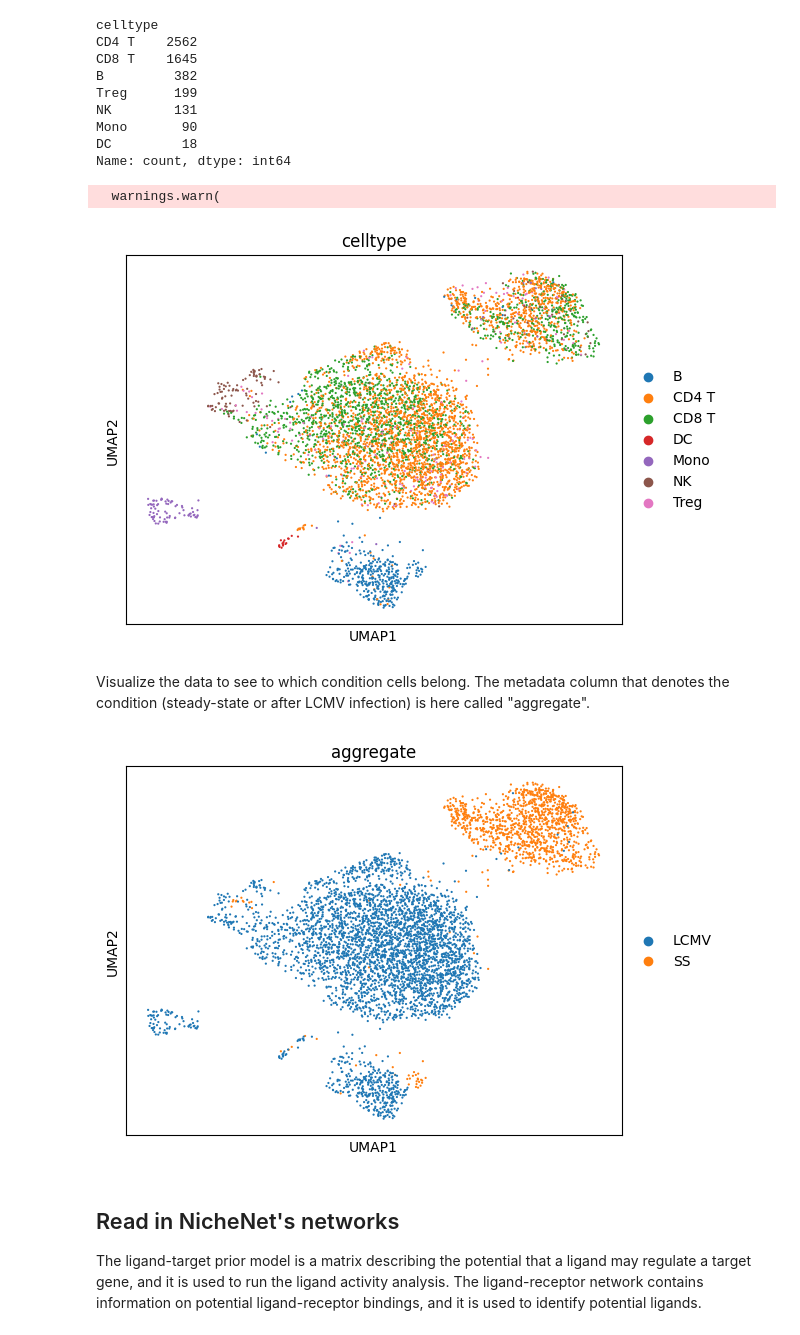
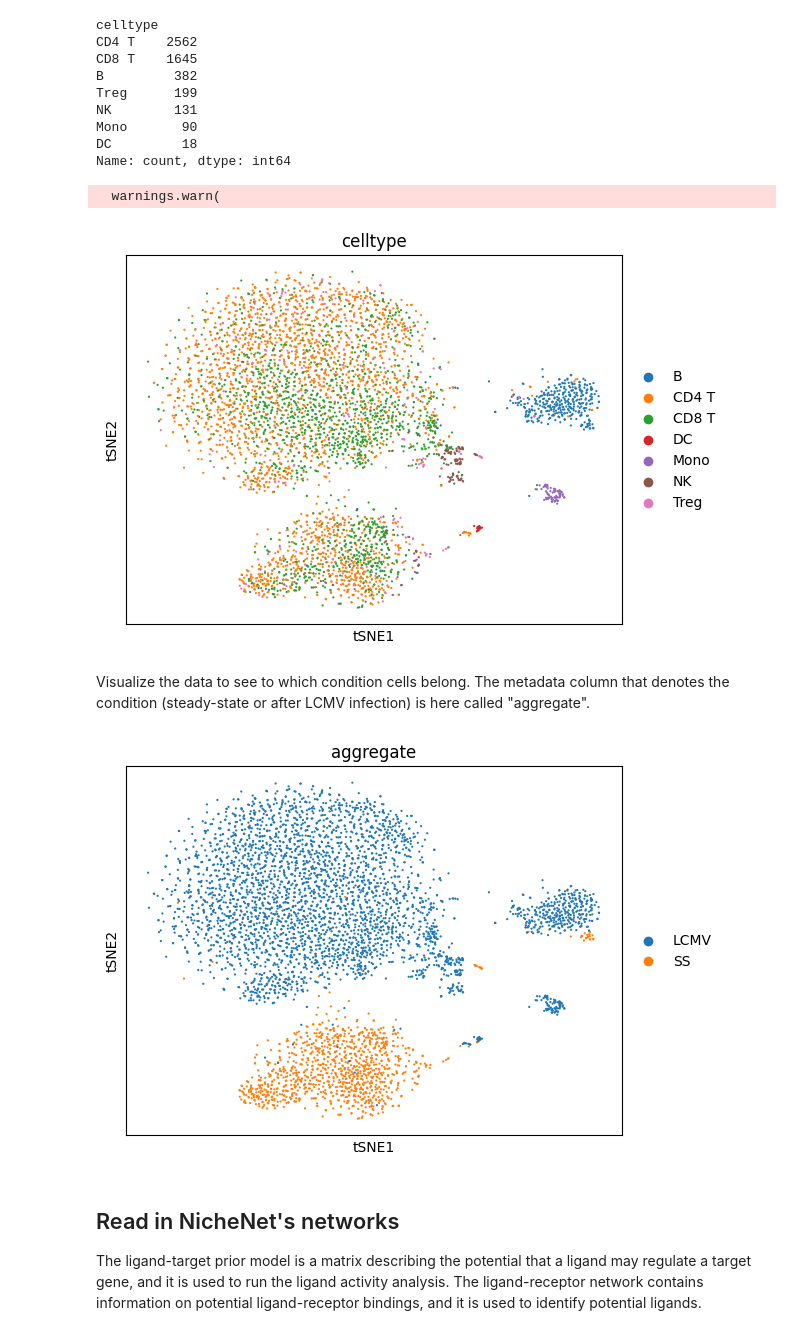
Before and after one commit to saeyslab/nichenetpy, a Jupyter notebook: notebooks/steps.ipynb, the cells around one changed output. Cells and saved outputs as stored; diff of their text form; code cells hidden in the pictures.

```diff
--- a/notebooks/steps.ipynb
+++ b/notebooks/steps.ipynb
@@ -106,23 +106,23 @@ Mono       90
 DC         18
 Name: count, dtype: int64
 # %%
-# need to make a copy because sc.tl.umap
+# need to make a copy because sc.tl.tsne
 # alters the AnnData object and causes an error in DotPlot
 # later on, I assume this is a bug in scanpy
 temp = ann.copy()
 temp.X = temp.layers["data"]
 sc.pp.neighbors(temp)
-sc.tl.umap(temp)
-sc.pl.umap(temp, gene_symbols="gene", color="celltype", size=10)
+sc.tl.tsne(temp)
+sc.pl.tsne(temp, gene_symbols="gene", color="celltype", size=10)
 # %% [output]
   warnings.warn(
-[figure, old version]
+[figure, new version]
 # %% [markdown]
 Visualize the data to see to which condition cells belong. The metadata column that denotes the condition (steady-state or after LCMV infection) is here called "aggregate".
 # %%
-sc.pl.umap(temp, gene_symbols="gene", color="aggregate", size=10)
+sc.pl.tsne(temp, gene_symbols="gene", color="aggregate", size=10)
 # %% [output]
-[figure, old version]
+[figure, new version]
 # %% [markdown]
 ## Read in NicheNet's networks
 
```
Also changed, not shown: 1 other file.
